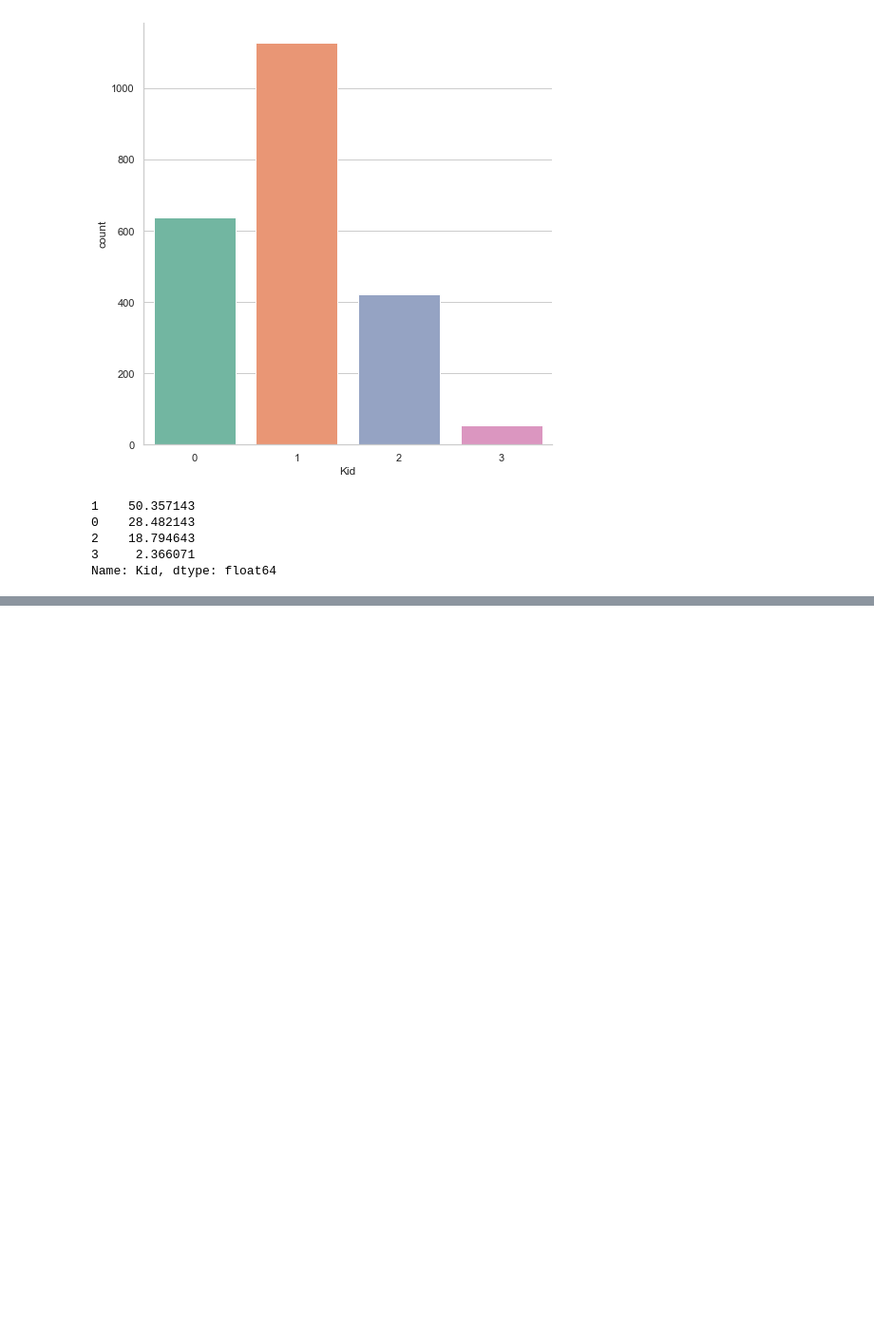
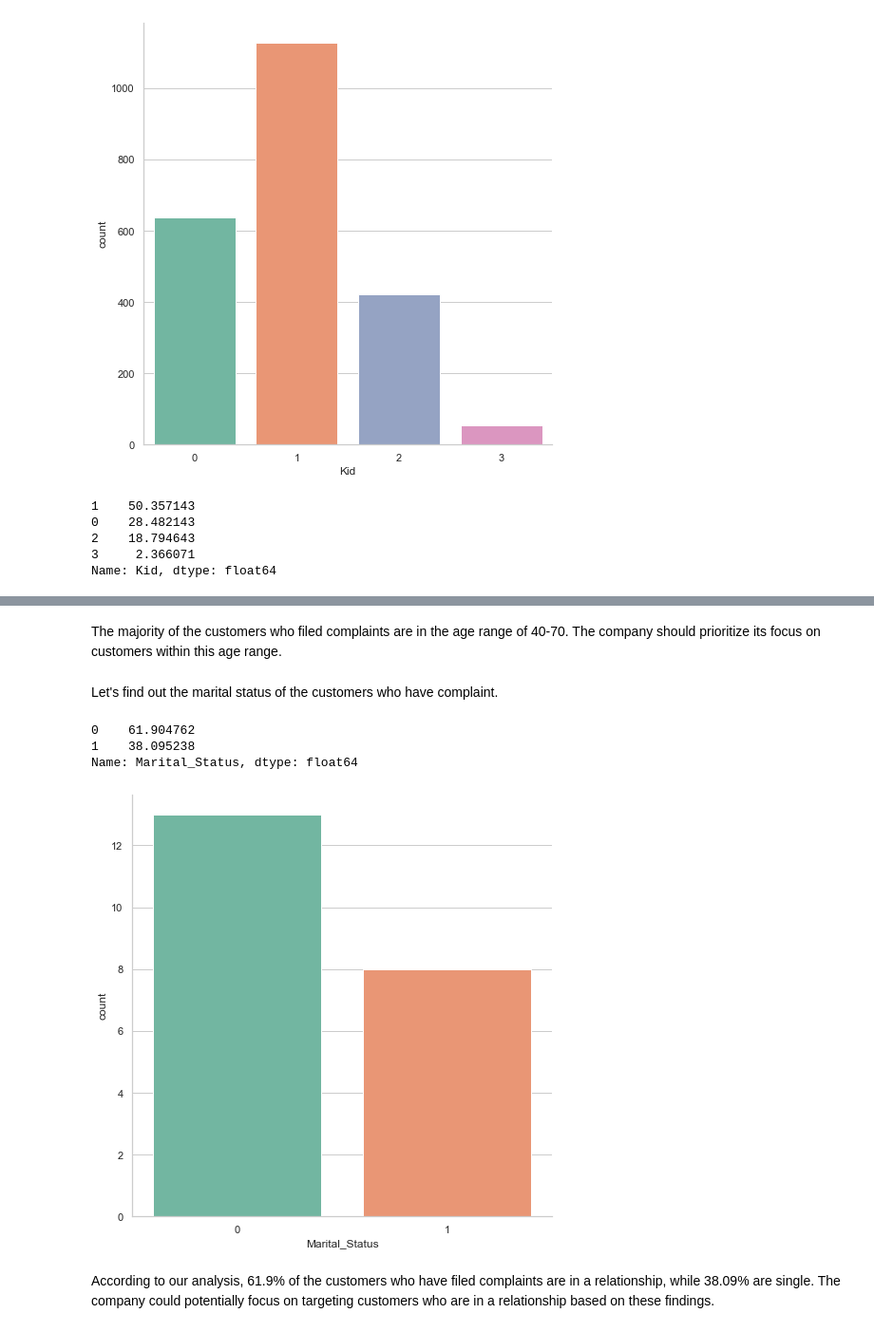
Before and after one commit to utkuozbudak/customer_personality_analysis, a Jupyter notebook: customer_analysis.ipynb, the cells around one changed output, grey strips where cells are left out. Shown: that part at 95% size. Saved outputs shown, nothing was run; the diff lists cells and outputs as text; code cells hidden in the pictures; blank space fills up the shorter version.

```diff
--- a/customer_analysis.ipynb
+++ b/customer_analysis.ipynb
@@ -256,0 +303,19 @@ Name: Kid, dtype: float64
+# %% [markdown]
+The majority of the customers who filed complaints are in the age range of 40-70. The company should prioritize its focus on customers within this age range.
+# %% [markdown]
+Let's find out the marital status of the customers who have complaint.
+# %%
+sns.catplot(x="Marital_Status", kind="count",data=complained_df, height=7, aspect=1, palette="Set2")
+
+#Percentages of marital status of the customers who have complaint
+complaint_counts = complained_df['Marital_Status'].value_counts()
+total_complaints = len(complained_df)
+marital_status_percentages = (complaint_counts / total_complaints) * 100
+marital_status_percentages
+# %% [output]
+0    61.904762
+1    38.095238
+Name: Marital_Status, dtype: float64
+[figure, added]
+# %% [markdown]
+According to our analysis, 61.9% of the customers who have filed complaints are in a relationship, while 38.09% are single. The company could potentially focus on targeting customers who are in a relationship based on these findings.
```
Also changed, not shown: parts of 7 cells of this notebook.
